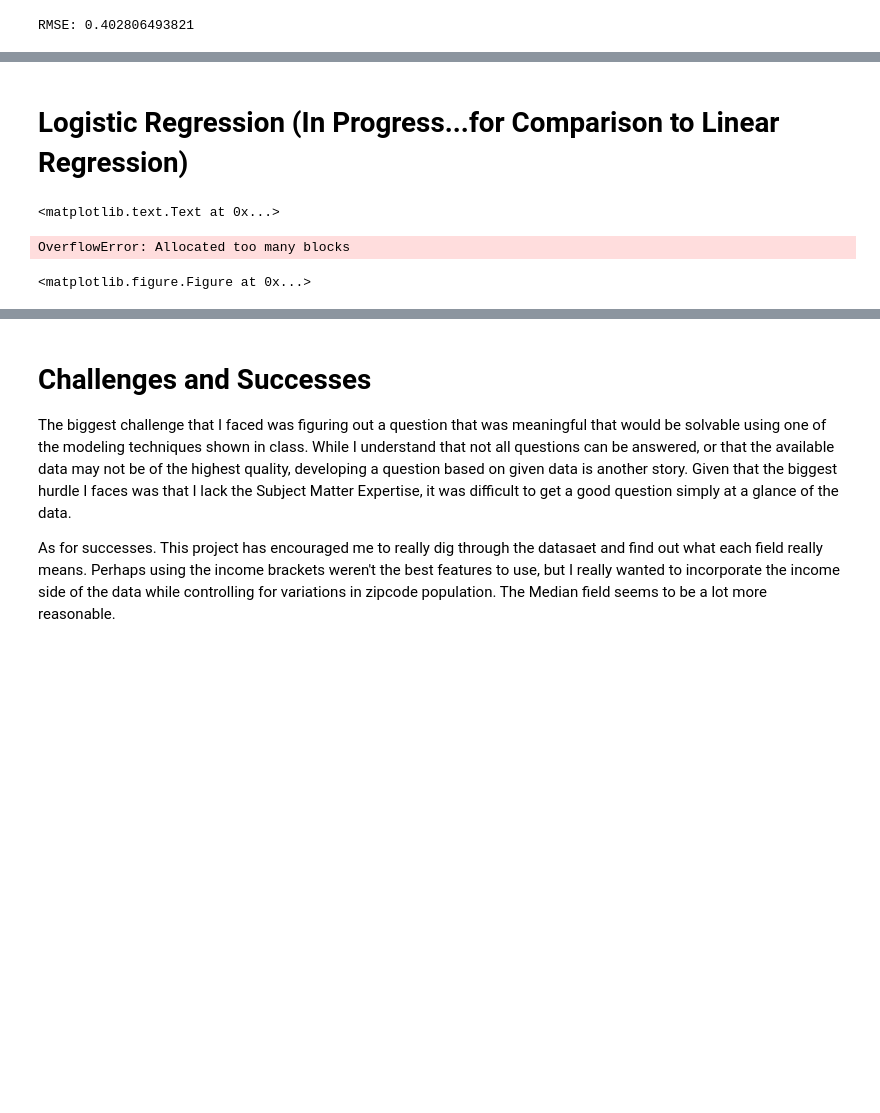
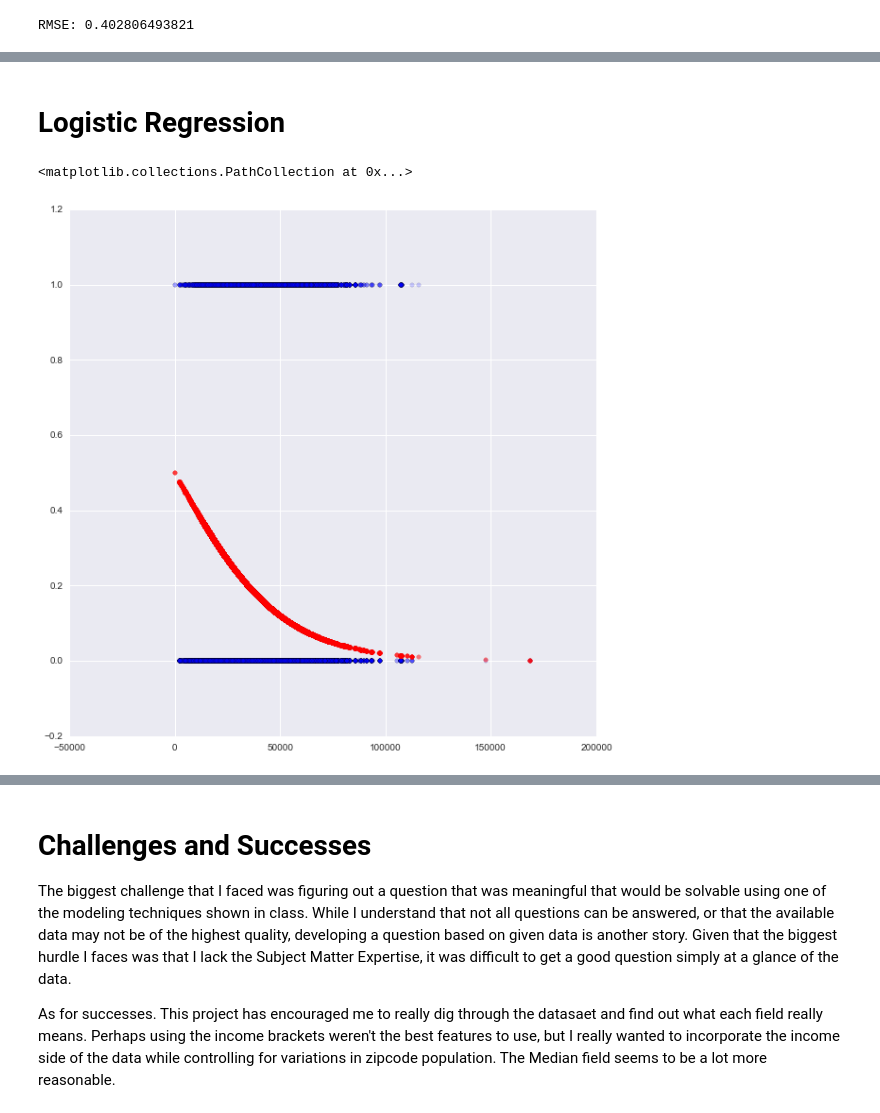
Before and after one commit to DogLung/DAT8-Assignments, a Jupyter notebook: Project/CFPB Project.ipynb, the cells around one changed output, grey strips where cells are left out. Drawn from its saved outputs; the diff is of its cells as text; code cells hidden in the pictures; blank space fills up the shorter version.

```diff
--- a/Project/CFPB Project.ipynb
+++ b/Project/CFPB Project.ipynb
@@ -648,11 +731,12 @@ The model only does marginally better than the NULL model.  This is probably bec
 # %% [markdown]
-# Logistic Regression (In Progress...for Comparison to Linear Regression)
+# Logistic Regression
 # %%
 # fit a logistic regression model and store the class predictions
 
 logreg = LogisticRegression()
-feature_cols = ['Inc1_25P','Inc25_50P','Inc50_75P','Inc75_UpP']
+feature_cols = ['IncMedian']
 X = Voltron[feature_cols]
 y = Voltron.Disputed_Bit
 logreg.fit(X, y)
 Voltron['PredictedDispute'] = logreg.predict(X)
+Voltron['PredictedDispute_prob'] = logreg.predict_proba(X)[:, 1]
@@ -661,9 +743,6 @@ Voltron['PredictedDispute_prob'] = logreg.predict_proba(X)[:, 1]
 # %%
-plt.scatter(Voltron.Inc1_25P, Voltron.Disputed_Bit)
-plt.plot(Voltron.Inc1_25P, Voltron.PredictedDispute_prob, color='red')
-plt.xlabel('Inc1_25P')
-plt.ylabel('Disputed?')
+plt.scatter(Voltron.IncMedian, Voltron.Disputed_Bit, alpha =0.2)
+plt.scatter(Voltron.IncMedian, Voltron.MedianPredictedDispute_prob, color='red', alpha =0.5)
 # %% [output]
-<matplotlib.text.Text at 0x...>
+<matplotlib.collections.PathCollection at 0x...>
-OverflowError: Allocated too many blocks
-<matplotlib.figure.Figure at 0x...>
+[figure, added]
```
Also changed, not shown: parts of 46 cells of this notebook, 1 other file.
